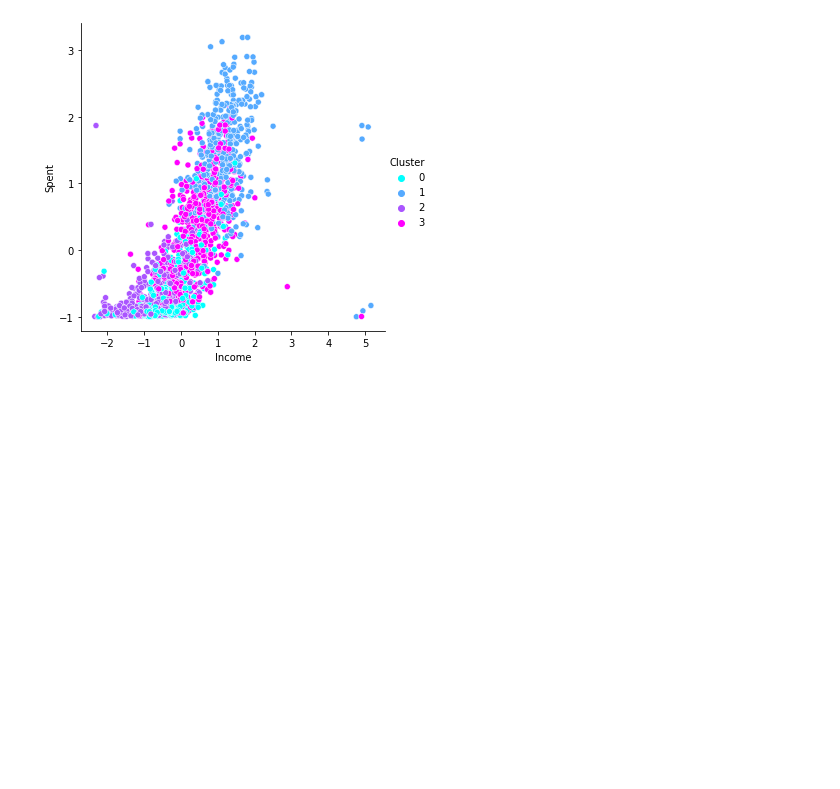
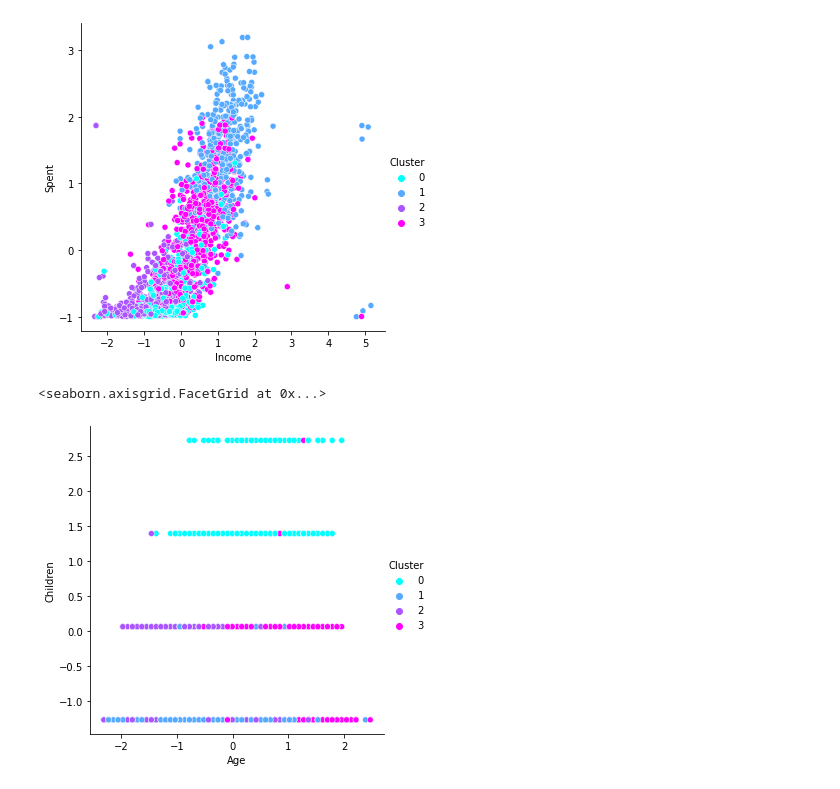
Before and after one commit to tomasz-te/Mini-Projects, a Jupyter notebook: Customer_personality.ipynb, the cells around one changed output. Drawn from its saved outputs; the diff is of its cells as text; code cells hidden in the pictures; blank space fills up the shorter version.

```diff
--- a/Customer_personality.ipynb
+++ b/Customer_personality.ipynb
@@ -330,7 +331,10 @@ sns.relplot(
 # %%
 sns.relplot(
     data=data,
-    x="Income", y="Spent",
+    x="Age", y="Children",
     hue="Cluster",
     palette='cool', sizes=(10, 200),
 )
+# %% [output]
+<seaborn.axisgrid.FacetGrid at 0x...>
+[figure, added]
```
Also changed, not shown: parts of 1 cell of this notebook.
